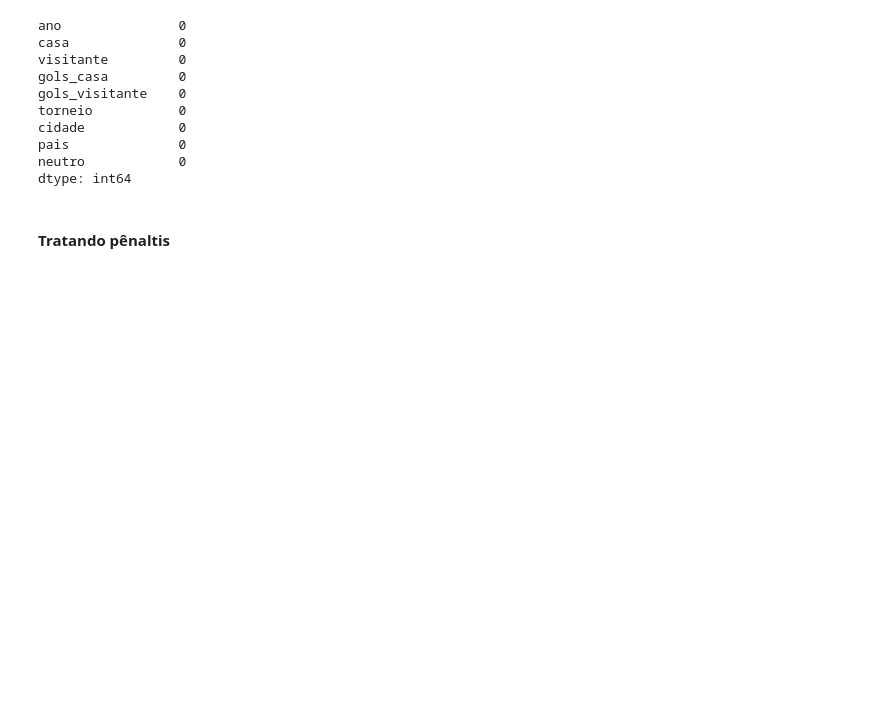
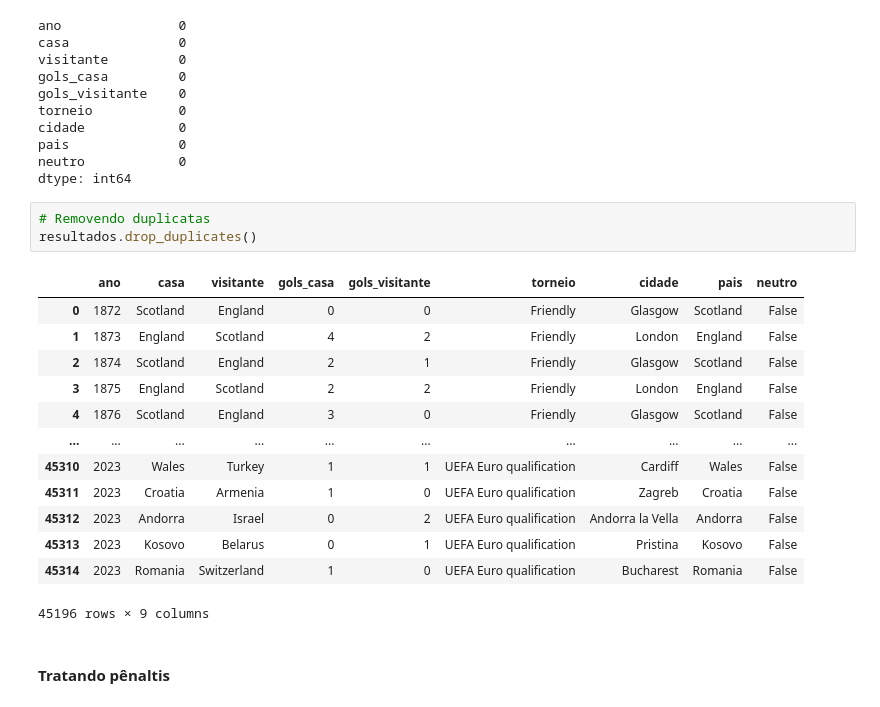
Before and after one commit to SillvioDaniel/futebol_internacional, a Jupyter notebook: futebol.ipynb, the cells around one changed output. Saved outputs shown, nothing was run; the diff lists cells and outputs as text; blank space fills up the shorter version.

```diff
--- a/nb.ipynb
+++ b/futebol.ipynb
@@ -41,6 +41,23 @@ cidade            0
 pais              0
 neutro            0
 dtype: int64
+# %%
+# Removendo duplicatas
+resultados.drop_duplicates()
+# %% [output]
+|  | ano | casa | visitante | gols_casa | gols_visitante | torneio | cidade | pais | neutro |
+| 0 | 1872 | Scotland | England | 0 | 0 | Friendly | Glasgow | Scotland | False |
+| 1 | 1873 | England | Scotland | 4 | 2 | Friendly | London | England | False |
+| 2 | 1874 | Scotland | England | 2 | 1 | Friendly | Glasgow | Scotland | False |
+| 3 | 1875 | England | Scotland | 2 | 2 | Friendly | London | England | False |
+| 4 | 1876 | Scotland | England | 3 | 0 | Friendly | Glasgow | Scotland | False |
+| ... | ... | ... | ... | ... | ... | ... | ... | ... | ... |
+| 45310 | 2023 | Wales | Turkey | 1 | 1 | UEFA Euro qualification | Cardiff | Wales | False |
+| 45311 | 2023 | Croatia | Armenia | 1 | 0 | UEFA Euro qualification | Zagreb | Croatia | False |
+| 45312 | 2023 | Andorra | Israel | 0 | 2 | UEFA Euro qualification | Andorra la Vella | Andorra | False |
+| 45313 | 2023 | Kosovo | Belarus | 0 | 1 | UEFA Euro qualification | Pristina | Kosovo | False |
+| 45314 | 2023 | Romania | Switzerland | 1 | 0 | UEFA Euro qualification | Bucharest | Romania | False |
+45196 rows × 9 columns
 # %% [markdown]
 #### Tratando pênaltis
 # %%
```
Also changed, not shown: parts of 4 cells of this notebook, 1 other file.
